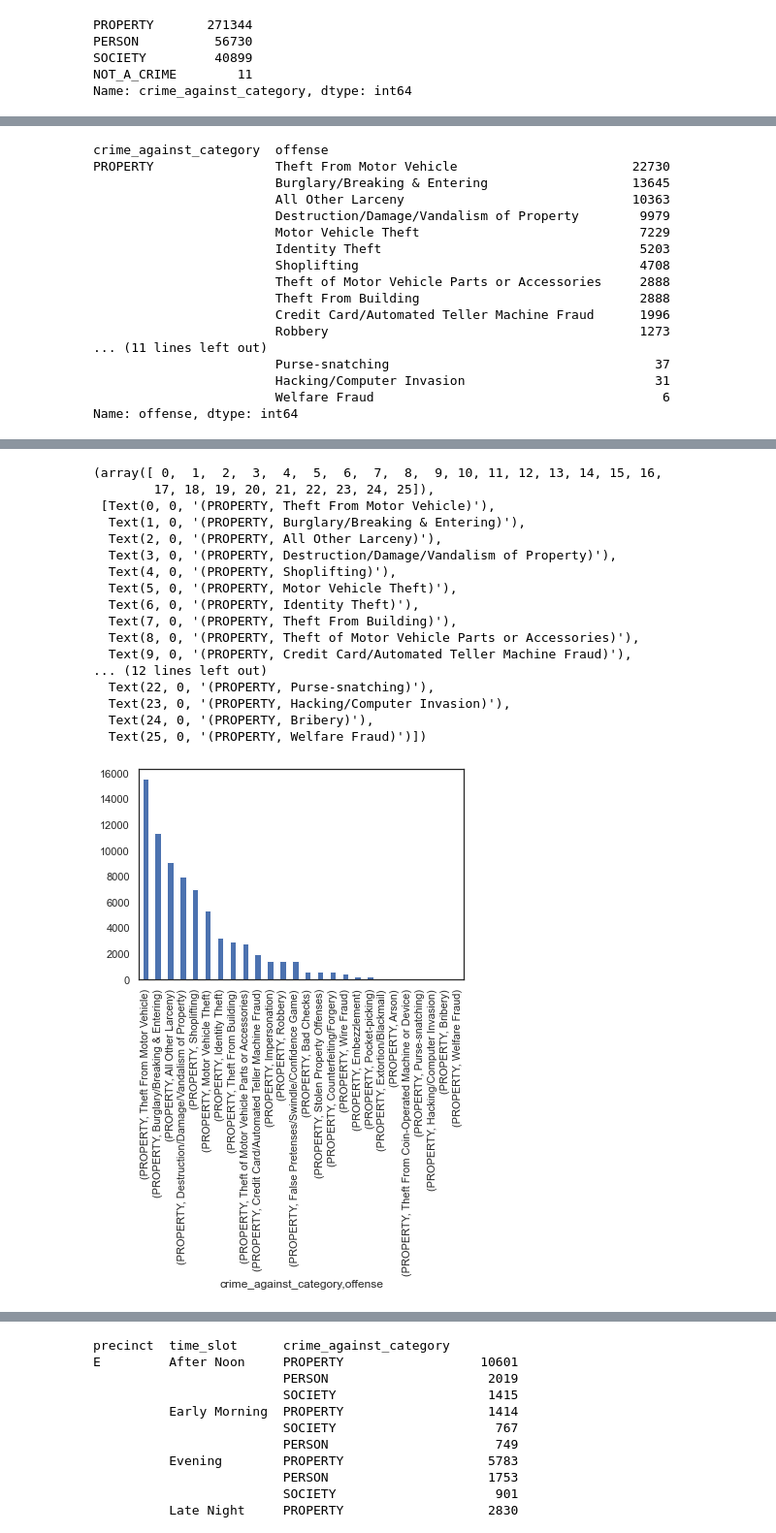
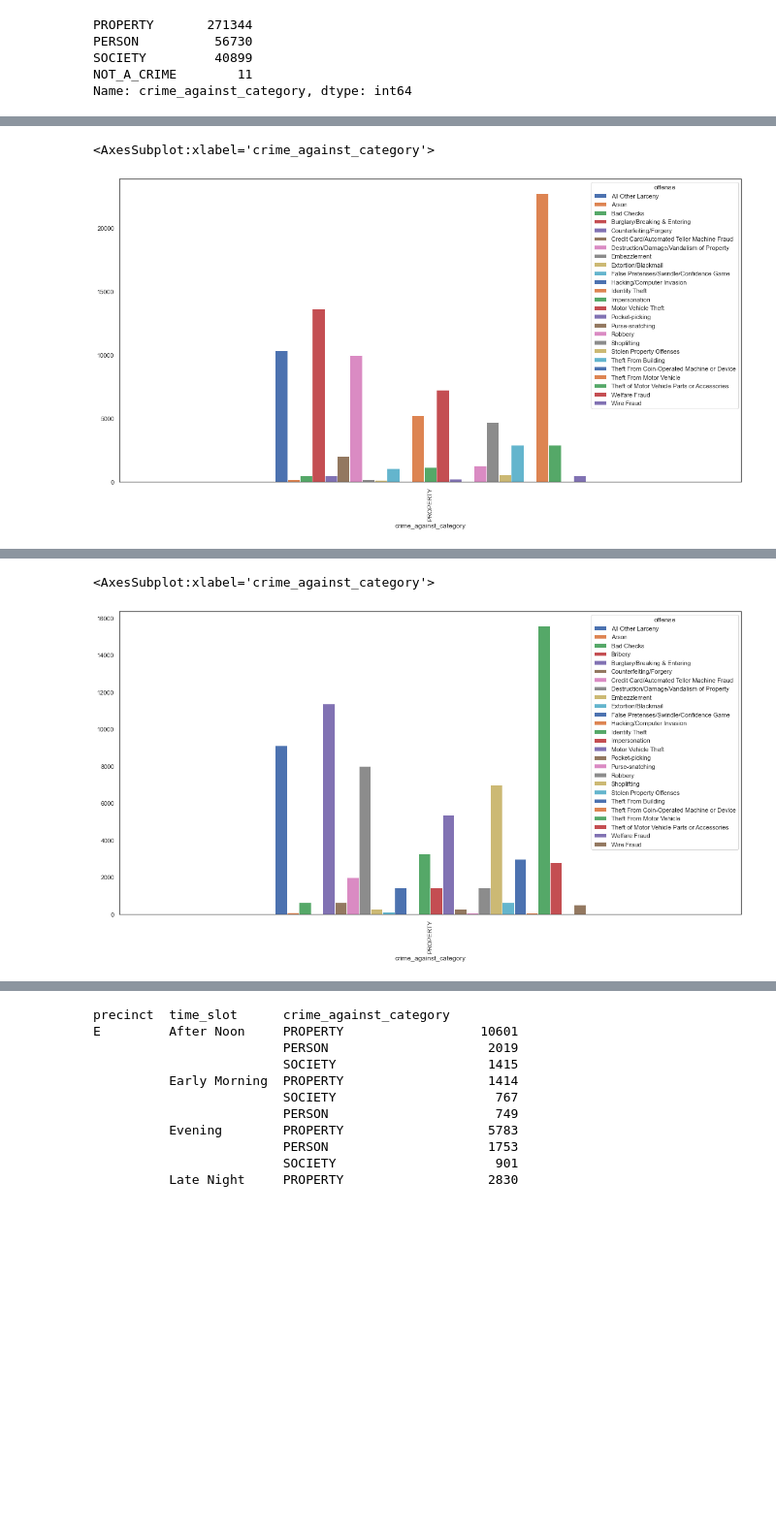
Before and after one commit to Mwaniki25/crime, a Jupyter notebook: crimes.ipynb, the cells around one changed output, grey strips where cells are left out. Shown at 97% size. Cells and saved outputs as stored; diff of their text form; code cells hidden in the pictures; blank space fills up the shorter version.

```diff
--- a/crimes.ipynb
+++ b/crimes.ipynb
@@ -294,25 +294,11 @@ dfmorning_property.head()
 | 45 | 2016-000372 | 12/31/2015 22:00 | 2016-01-01 08:44:00 | PROPERTY | BURGLARY/BREAKING&ENTERING | ... |
 | 46 | 2016-900382 | 12/31/2015 8:35 | 2016-01-01 08:45:00 | PROPERTY | DESTRUCTION/DAMAGE/VANDALISM OF P... | ... |
 # %%
-dfmorning_property.groupby(['crime_against_category','offense'])['offense'].count().sort_values(ascending=False)
+fig, ax = plt.subplots(figsize=(20,10))
+dfmorning_property.groupby(['crime_against_category','offense'])['offense'].count().sort_values(ascending=False).unstack().plot(kind='bar', ax=ax)
 # %% [output]
-crime_against_category  offense
-PROPERTY                Theft From Motor Vehicle                       22730
-                        Burglary/Breaking & Entering                   13645
-                        All Other Larceny                              10363
-                        Destruction/Damage/Vandalism of Property        9979
-                        Motor Vehicle Theft                             7229
-                        Identity Theft                                  5203
-                        Shoplifting                                     4708
-                        Theft of Motor Vehicle Parts or Accessories     2888
-                        Theft From Building                             2888
-                        Credit Card/Automated Teller Machine Fraud      1996
-                        Robbery                                         1273
-... (11 lines left out)
-                        Purse-snatching                                   37
-                        Hacking/Computer Invasion                         31
-                        Welfare Fraud                                      6
-Name: offense, dtype: int64
+<AxesSubplot:xlabel='crime_against_category'>
+[figure, added]
 # %%
 # Afternoon Time
 dfafternoon_property = crimedata[(crimedata['time_slot'] == 'After Noon') & (crimedata['crime_against_category'] == 'PROPERTY')]
@@ -333,27 +319,11 @@ import seaborn as sns
 
 sns.set(style="white")
 # %%
-dfafternoon_property.groupby(['crime_against_category','offense'])['offense'].count().sort_values(ascending=False).plot(kind='bar')
-plt.xticks(rotation=90)
+fig, ax = plt.subplots(figsize=(20,10))
+dfafternoon_property.groupby(['crime_against_category','offense'])['offense'].count().sort_values(ascending=False).unstack().plot(kind='bar', ax=ax)
 # %% [output]
-(array([ 0,  1,  2,  3,  4,  5,  6,  7,  8,  9, 10, 11, 12, 13, 14, 15, 16,
-        17, 18, 19, 20, 21, 22, 23, 24, 25]),
- [Text(0, 0, '(PROPERTY, Theft From Motor Vehicle)'),
-  Text(1, 0, '(PROPERTY, Burglary/Breaking & Entering)'),
-  Text(2, 0, '(PROPERTY, All Other Larceny)'),
-  Text(3, 0, '(PROPERTY, Destruction/Damage/Vandalism of Property)'),
-  Text(4, 0, '(PROPERTY, Shoplifting)'),
-  Text(5, 0, '(PROPERTY, Motor Vehicle Theft)'),
-  Text(6, 0, '(PROPERTY, Identity Theft)'),
-  Text(7, 0, '(PROPERTY, Theft From Building)'),
-  Text(8, 0, '(PROPERTY, Theft of Motor Vehicle Parts or Accessories)'),
-  Text(9, 0, '(PROPERTY, Credit Card/Automated Teller Machine Fraud)'),
-... (12 lines left out)
-  Text(22, 0, '(PROPERTY, Purse-snatching)'),
-  Text(23, 0, '(PROPERTY, Hacking/Computer Invasion)'),
-  Text(24, 0, '(PROPERTY, Bribery)'),
-  Text(25, 0, '(PROPERTY, Welfare Fraud)')])
+<AxesSubplot:xlabel='crime_against_category'>
-[figure, old version]
+[figure, new version]
 # %%
 # Most popular crime per neighberhood.
 #
```
Also changed, not shown: parts of 3 cells of this notebook.
